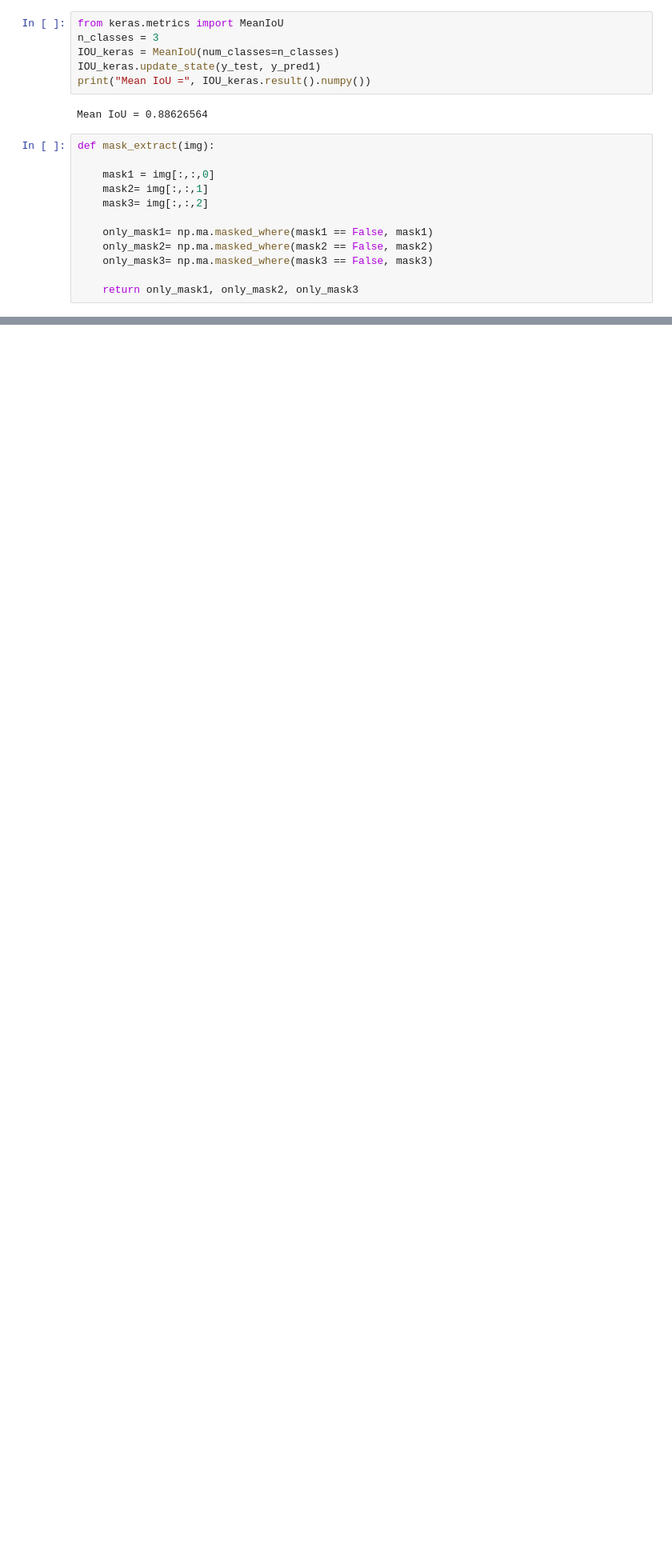
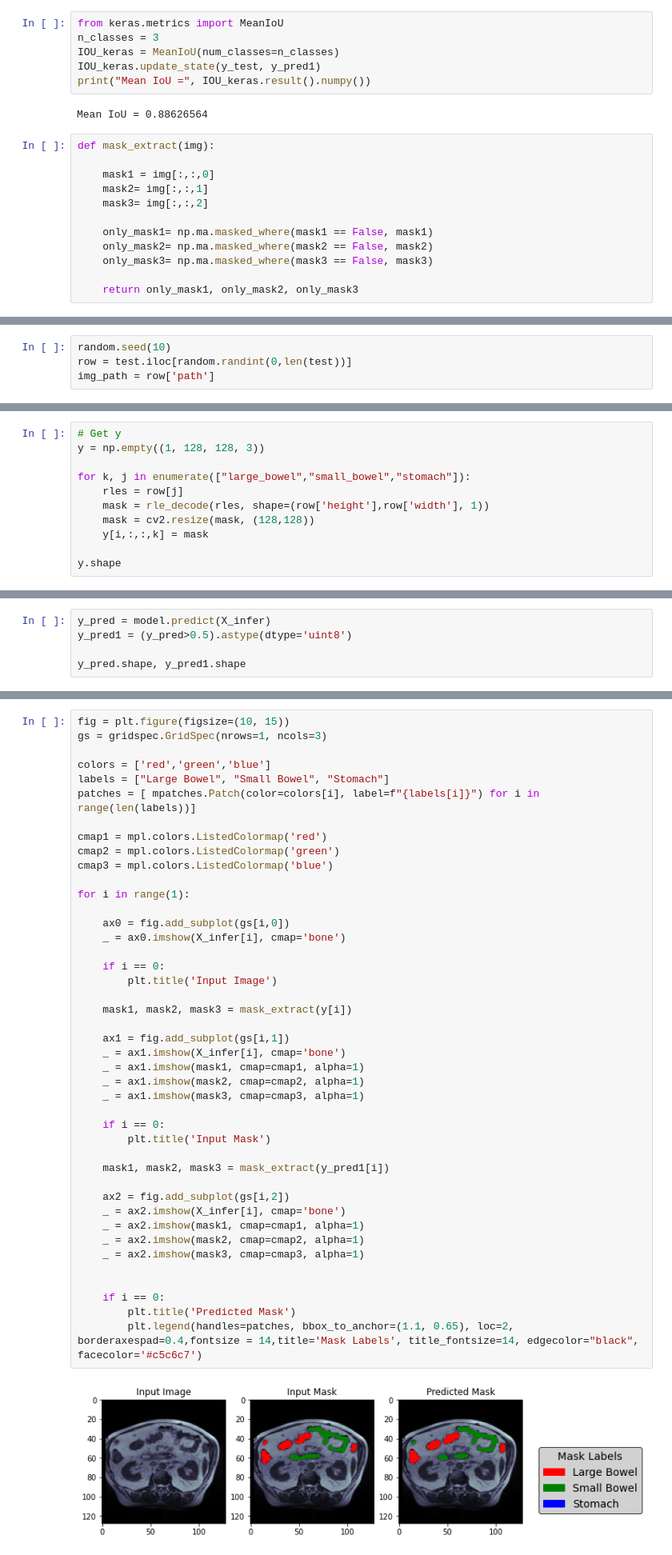
Before and after one commit to killcure/segmentation, a Jupyter notebook: pipeline.ipynb, the cells around one changed output, grey strips where cells are left out. Shown at 80% size. Drawn from its saved outputs; the diff is of its cells as text; blank space fills up the shorter version.

```diff
--- a/pipeline.ipynb
+++ b/pipeline.ipynb
@@ -485,0 +550,4 @@ for i in range(len(X_test)):
+# %%
+random.seed(10)
+row = test.iloc[random.randint(0,len(test))]
+img_path = row['path']
@@ -485,0 +563,11 @@ for i in range(len(X_test)):
+# %%
+# Get y
+y = np.empty((1, 128, 128, 3))
+
+for k, j in enumerate(["large_bowel","small_bowel","stomach"]):
+    rles = row[j]
+    mask = rle_decode(rles, shape=(row['height'],row['width'], 1))
+    mask = cv2.resize(mask, (128,128))
+    y[i,:,:,k] = mask
+
+y.shape
@@ -485,0 +576,5 @@ for i in range(len(X_test)):
+# %%
+y_pred = model.predict(X_infer)
+y_pred1 = (y_pred>0.5).astype(dtype='uint8')
+
+y_pred.shape, y_pred1.shape
@@ -485,0 +584,45 @@ for i in range(len(X_test)):
+# %%
+fig = plt.figure(figsize=(10, 15))
+gs = gridspec.GridSpec(nrows=1, ncols=3)
+
+colors = ['red','green','blue']
+labels = ["Large Bowel", "Small Bowel", "Stomach"]
+patches = [ mpatches.Patch(color=colors[i], label=f"{labels[i]}") for i in range(len(labels))]
+
+cmap1 = mpl.colors.ListedColormap('red')
+cmap2 = mpl.colors.ListedColormap('green')
+cmap3 = mpl.colors.ListedColormap('blue')
+
+for i in range(1):
+
+    ax0 = fig.add_subplot(gs[i,0])
+    _ = ax0.imshow(X_infer[i], cmap='bone')
+
+    if i == 0:
+        plt.title('Input Image')
+
+    mask1, mask2, mask3 = mask_extract(y[i])
+
+    ax1 = fig.add_subplot(gs[i,1])
+    _ = ax1.imshow(X_infer[i], cmap='bone')
+    _ = ax1.imshow(mask1, cmap=cmap1, alpha=1)
+    _ = ax1.imshow(mask2, cmap=cmap2, alpha=1)
+    _ = ax1.imshow(mask3, cmap=cmap3, alpha=1)
+
+    if i == 0:
+        plt.title('Input Mask')
+
+    mask1, mask2, mask3 = mask_extract(y_pred1[i])
+
+    ax2 = fig.add_subplot(gs[i,2])
+    _ = ax2.imshow(X_infer[i], cmap='bone')
+    _ = ax2.imshow(mask1, cmap=cmap1, alpha=1)
+    _ = ax2.imshow(mask2, cmap=cmap2, alpha=1)
+    _ = ax2.imshow(mask3, cmap=cmap3, alpha=1)
+
+
+    if i == 0:
+        plt.title('Predicted Mask')
+        plt.legend(handles=patches, bbox_to_anchor=(1.1, 0.65), loc=2, borderaxespad=0.4,fontsize = 14,title='Mask Labels', title_fontsize=14, edgecolor="black",  facecolor='#c5c6c7')
+# %% [output]
+[figure, added]
```
Also changed, not shown: parts of 9 cells of this notebook, 1 other file.
